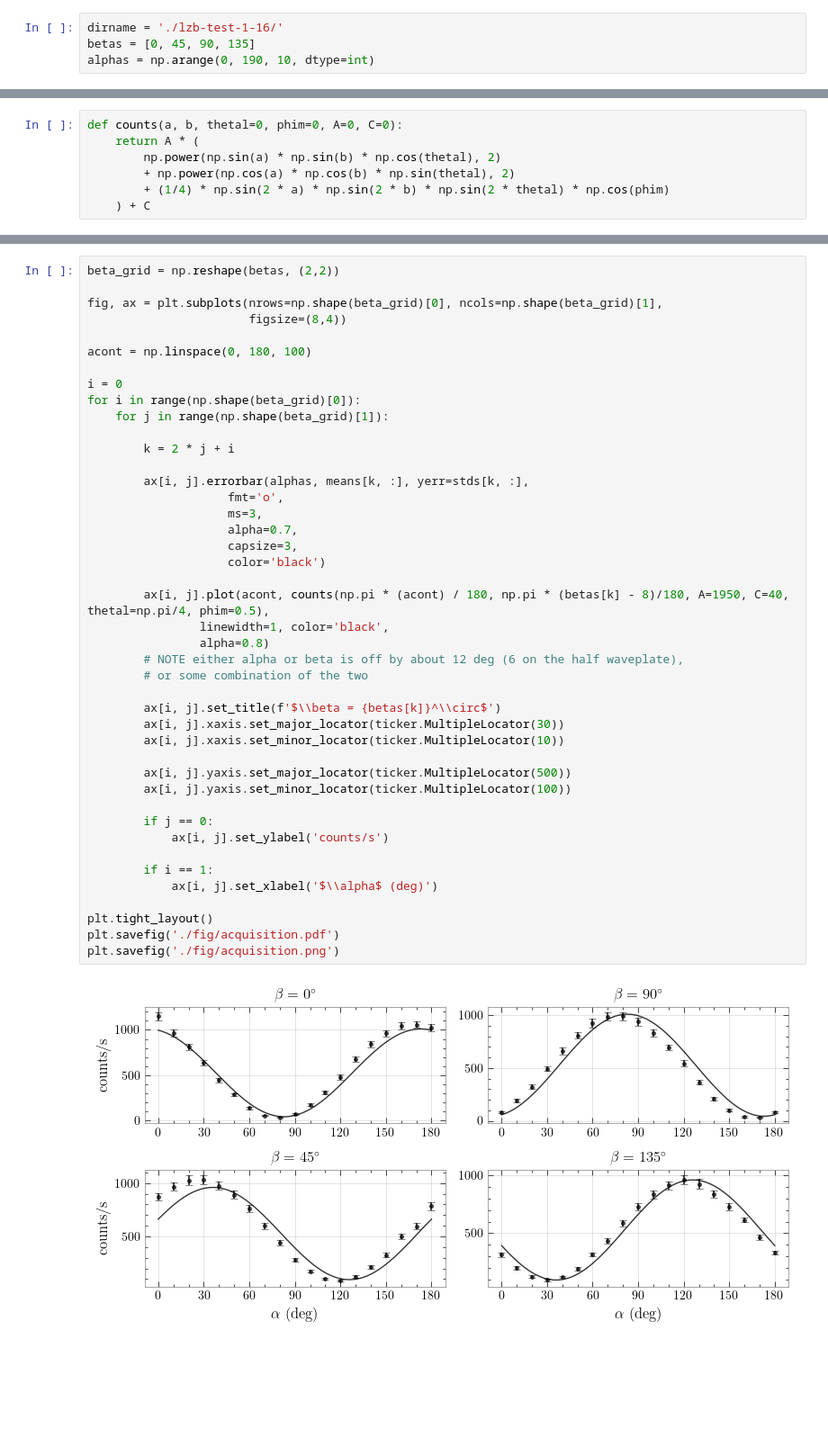
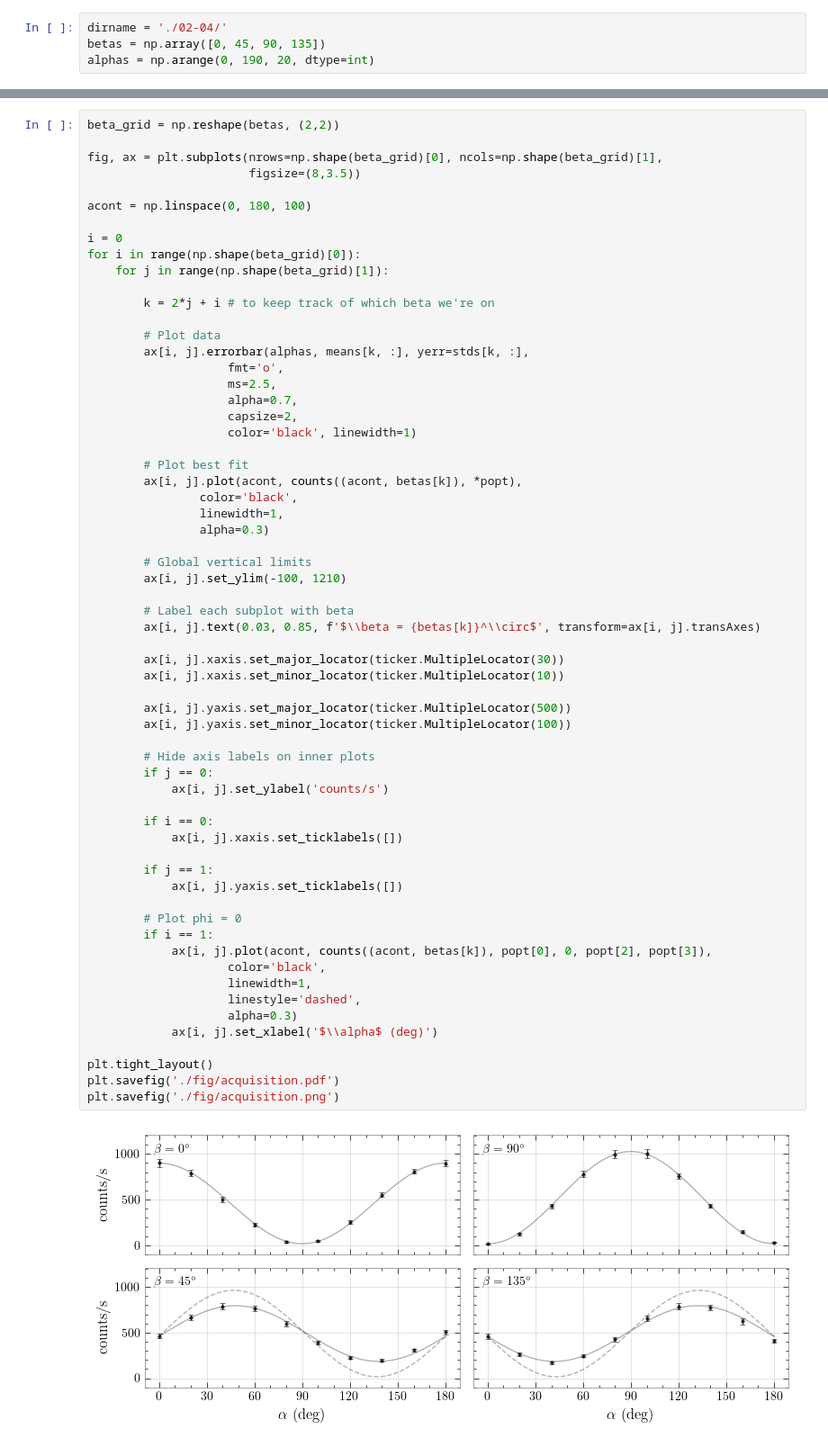
Before and after one commit to lzawbrito/quantum-optics, a Jupyter notebook: analysis.ipynb, the cells around one changed output, grey strips where cells are left out. Shown at 90% size. Saved outputs shown, nothing was run; the diff lists cells and outputs as text; blank space fills up the shorter version.

```diff
--- a/analysis.ipynb
+++ b/analysis.ipynb
@@ -6,7 +7,7 @@ from matplotlib import ticker
 # %%
-dirname = './lzb-test-1-16/'
-betas = [0, 45, 90, 135]
-alphas = np.arange(0, 190, 10, dtype=int)
+dirname = './02-04/'
+betas = np.array([0, 45, 90, 135])
+alphas = np.arange(0, 190, 20, dtype=int)
 # %%
 means = np.zeros((len(betas), len(alphas)))
 stds  = np.zeros((len(betas), len(alphas)))
@@ -26,7 +35,0 @@ for b in betas:
-# %%
-def counts(a, b, thetal=0, phim=0, A=0, C=0):
-	return A * (
-		np.power(np.sin(a) * np.sin(b) * np.cos(thetal), 2)
-		+ np.power(np.cos(a) * np.cos(b) * np.sin(thetal), 2)
-		+ (1/4) * np.sin(2 * a) * np.sin(2 * b) * np.sin(2 * thetal) * np.cos(phim)
-	) + C
@@ -34,44 +76,63 @@ def counts(a, b, thetal=0, phim=0, A=0, C=0):
 beta_grid = np.reshape(betas, (2,2))
 
 fig, ax = plt.subplots(nrows=np.shape(beta_grid)[0], ncols=np.shape(beta_grid)[1],
-                       figsize=(8,4))
+                       figsize=(8,3.5))
 
 acont = np.linspace(0, 180, 100)
 
 i = 0
 for i in range(np.shape(beta_grid)[0]):
     for j in range(np.shape(beta_grid)[1]):
 
-        k = 2 * j + i
+        k = 2*j + i # to keep track of which beta we're on
 
+        # Plot data
         ax[i, j].errorbar(alphas, means[k, :], yerr=stds[k, :],
                     fmt='o',
-                    ms=3,
+                    ms=2.5,
                     alpha=0.7,
-                    capsize=3,
-                    color='black')
+                    capsize=2,
+                    color='black', linewidth=1)
 
-        ax[i, j].plot(acont, counts(np.pi * (acont) / 180, np.pi * (betas[k] - 8)/180, A=1950, C=40, thetal=np.pi/4, phim=0.5),
-                linewidth=1, color='black',
-                alpha=0.8)
-        # NOTE either alpha or beta is off by about 12 deg (6 on the half waveplate),
-        # or some combination of the two
+        # Plot best fit
+        ax[i, j].plot(acont, counts((acont, betas[k]), *popt),
+                color='black',
+                linewidth=1,
+                alpha=0.3)
 
-        ax[i, j].set_title(f'$\\beta = {betas[k]}^\\circ$')
+        # Global vertical limits
+        ax[i, j].set_ylim(-100, 1210)
+
+        # Label each subplot with beta
+        ax[i, j].text(0.03, 0.85, f'$\\beta = {betas[k]}^\\circ$', transform=ax[i, j].transAxes)
+
         ax[i, j].xaxis.set_major_locator(ticker.MultipleLocator(30))
         ax[i, j].xaxis.set_minor_locator(ticker.MultipleLocator(10))
 
         ax[i, j].yaxis.set_major_locator(ticker.MultipleLocator(500))
         ax[i, j].yaxis.set_minor_locator(ticker.MultipleLocator(100))
 
+        # Hide axis labels on inner plots
         if j == 0:
             ax[i, j].set_ylabel('counts/s')
 
+        if i == 0:
+            ax[i, j].xaxis.set_ticklabels([])
+
+        if j == 1:
+            ax[i, j].yaxis.set_ticklabels([])
+
+        # Plot phi = 0
         if i == 1:
+            ax[i, j].plot(acont, counts((acont, betas[k]), popt[0], 0, popt[2], popt[3]),
+                    color='black',
+                    linewidth=1,
+                    linestyle='dashed',
+                    alpha=0.3)
             ax[i, j].set_xlabel('$\\alpha$ (deg)')
 
 plt.tight_layout()
 plt.savefig('./fig/acquisition.pdf')
 plt.savefig('./fig/acquisition.png')
 # %% [output]
-[figure, old version]
+[figure, new version]
```
Also changed, not shown: parts of 5 cells of this notebook, 5 other files.
